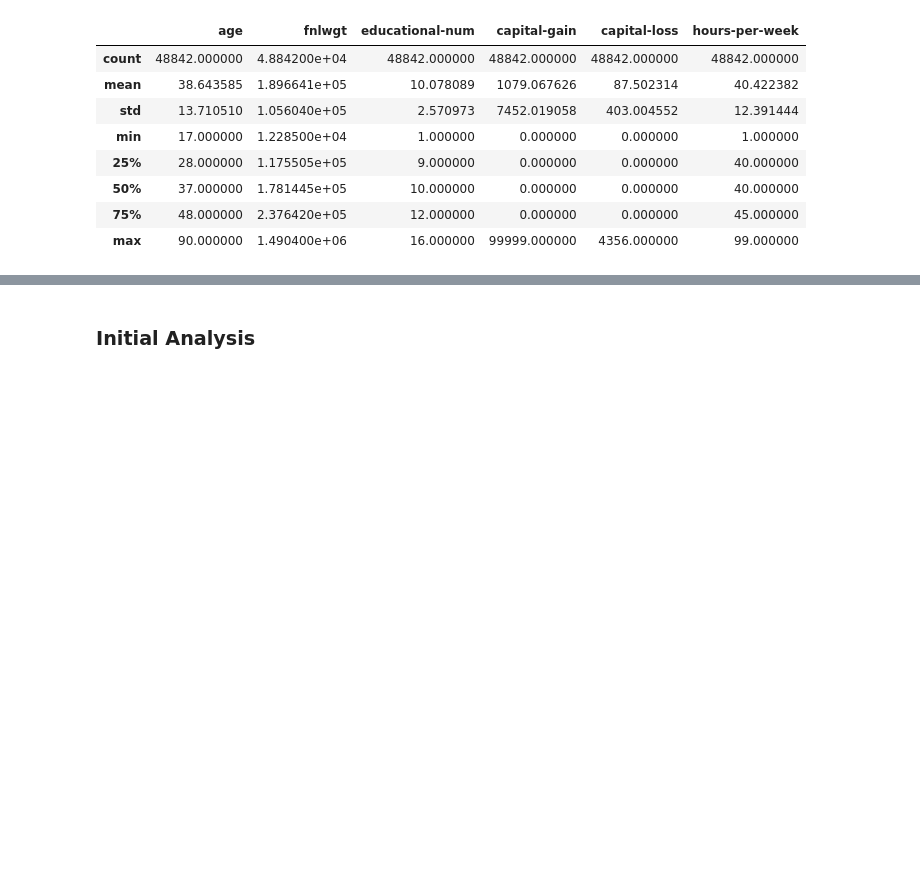
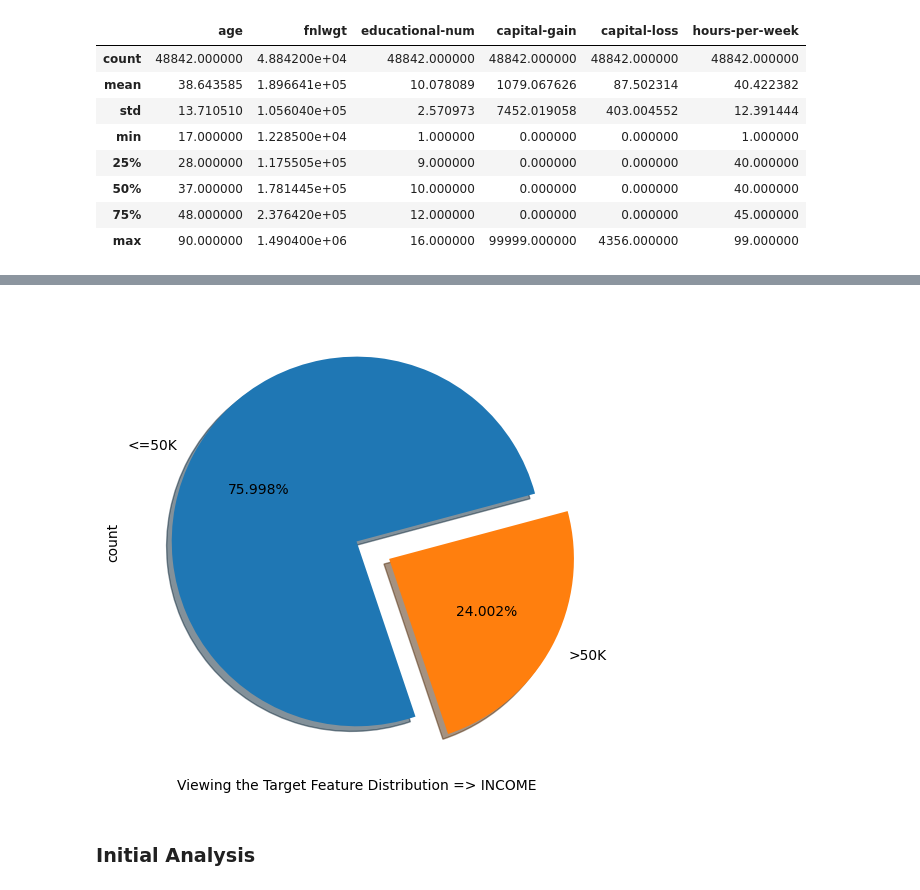
Before and after one commit to Suvan77blr/Employee_Salary_Prediction, a Jupyter notebook: Initial_Preprocessing.ipynb, the cells around one changed output, grey strips where cells are left out. Drawn from its saved outputs; the diff is of its cells as text; code cells hidden in the pictures; blank space fills up the shorter version.

```diff
--- a/Initial_Preprocessing.ipynb
+++ b/Initial_Preprocessing.ipynb
@@ -75,4 +84,12 @@ income                0
 dtype: int64
+# %%
+# Viewing the INCOME Distribution.
+plt.figure(figsize=(6,6))
+df['income'].value_counts().plot.pie(explode=[0,0.2],autopct='%1.3f%%', shadow=True,startangle=15)
+plt.xlabel("Viewing the Target Feature Distribution => INCOME")
+plt.show()
+# %% [output]
+[figure, added]
 # %% [markdown]
 ### Initial Analysis
 # %%
```
Also changed, not shown: parts of 127 cells of this notebook.
